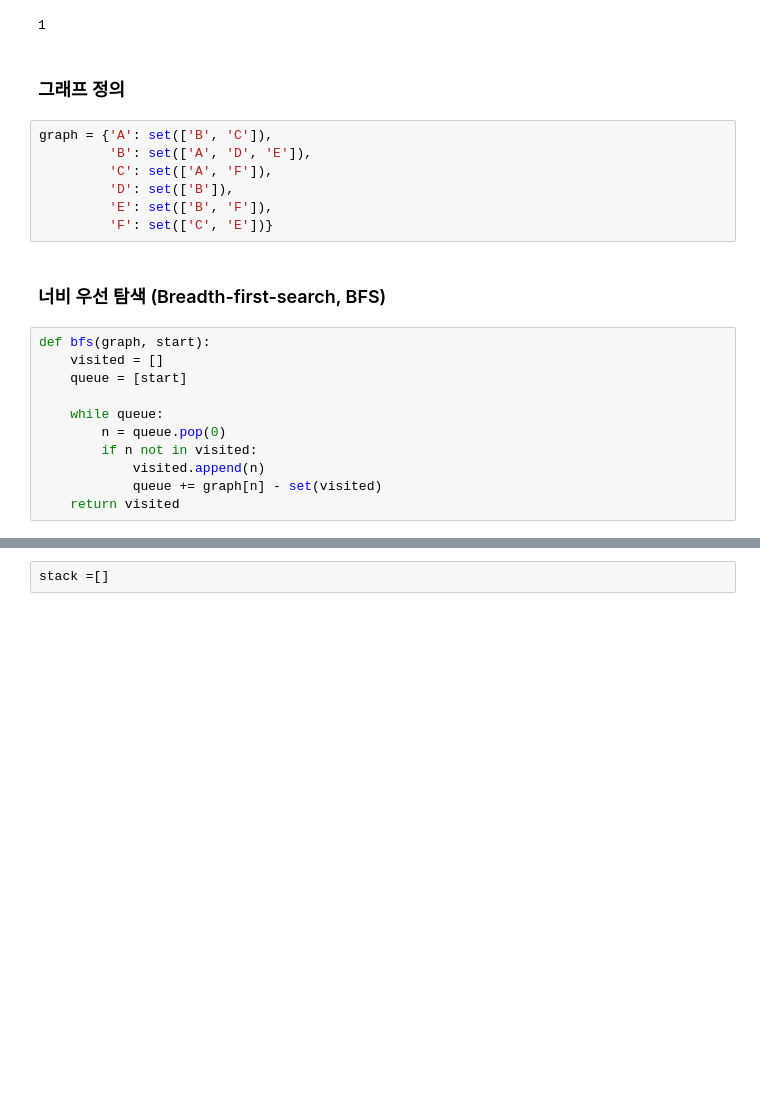
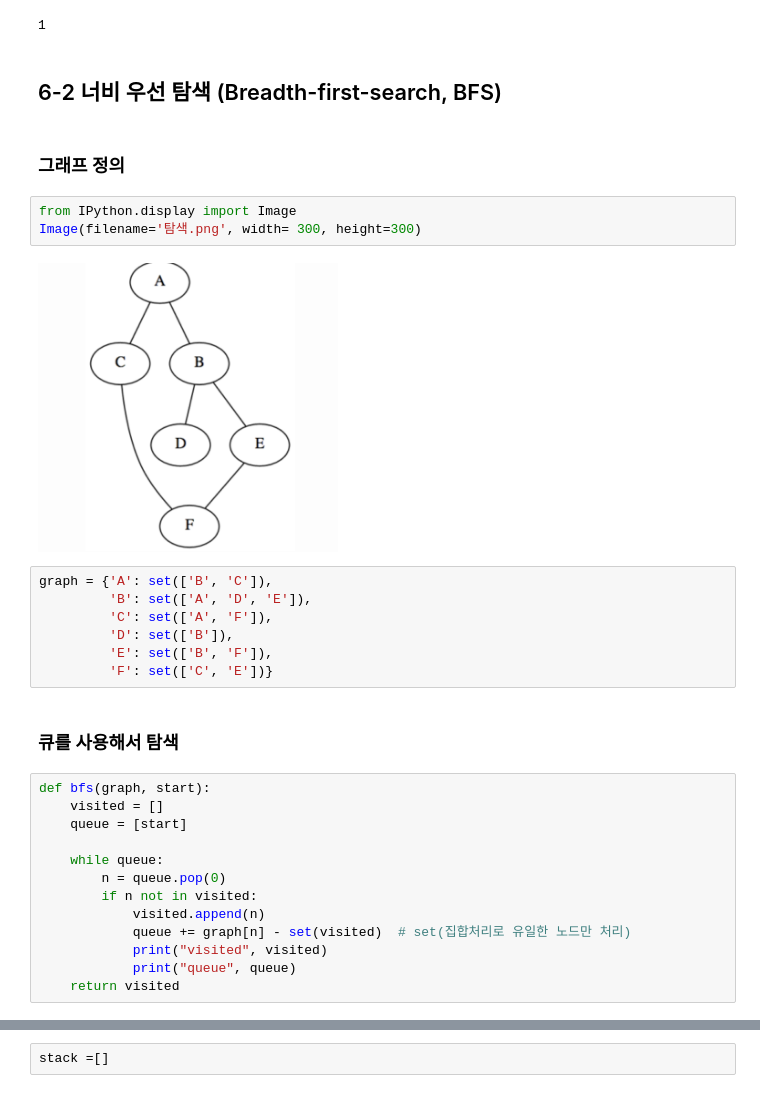
Before and after one commit to zerosum99/python_algo_test, a Jupyter notebook: python 자료_ver_1/알고리즘_6_깊이너비우선탐색_기초.ipynb, the cells around one changed output, grey strips where cells are left out. Saved outputs shown, nothing was run; the diff lists cells and outputs as text; blank space fills up the shorter version.

```diff
--- a/python 자료_ver_1/알고리즘_6_깊이너비우선탐색_기초.ipynb
+++ b/python 자료_ver_1/알고리즘_6_깊이너비우선탐색_기초.ipynb
@@ -51,8 +51,15 @@ q.get()
 q.qsize() #2개 출력후 저장된 데이터 갯수
 # %% [output]
 1
+# %% [markdown]
+## 6-2 너비 우선 탐색 (Breadth-first-search, BFS)
 # %% [markdown]
 ### 그래프 정의
+# %%
+from IPython.display import Image
+Image(filename='탐색.png', width= 300, height=300)
+# %% [output]
+[figure, added]
 # %%
 graph = {'A': set(['B', 'C']),
          'B': set(['A', 'D', 'E']),
@@ -60,8 +67,8 @@ graph = {'A': set(['B', 'C']),
          'D': set(['B']),
          'E': set(['B', 'F']),
          'F': set(['C', 'E'])}
-# %% [markdown]
-### 너비 우선 탐색 (Breadth-first-search, BFS)
+# %% [markdown]
+###  큐를 사용해서 탐색
 # %%
 def bfs(graph, start):
     visited = []
@@ -71,7 +78,9 @@ def bfs(graph, start):
         n = queue.pop(0)
         if n not in visited:
             visited.append(n)
-            queue += graph[n] - set(visited)
+            queue += graph[n] - set(visited)  # set(집합처리로 유일한 노드만 처리)
+            print("visited", visited)
+            print("queue", queue)
     return visited
 # %%
 bfs(graph, 'A')
```
Also changed, not shown: parts of 8 cells of this notebook, 2 other files.
